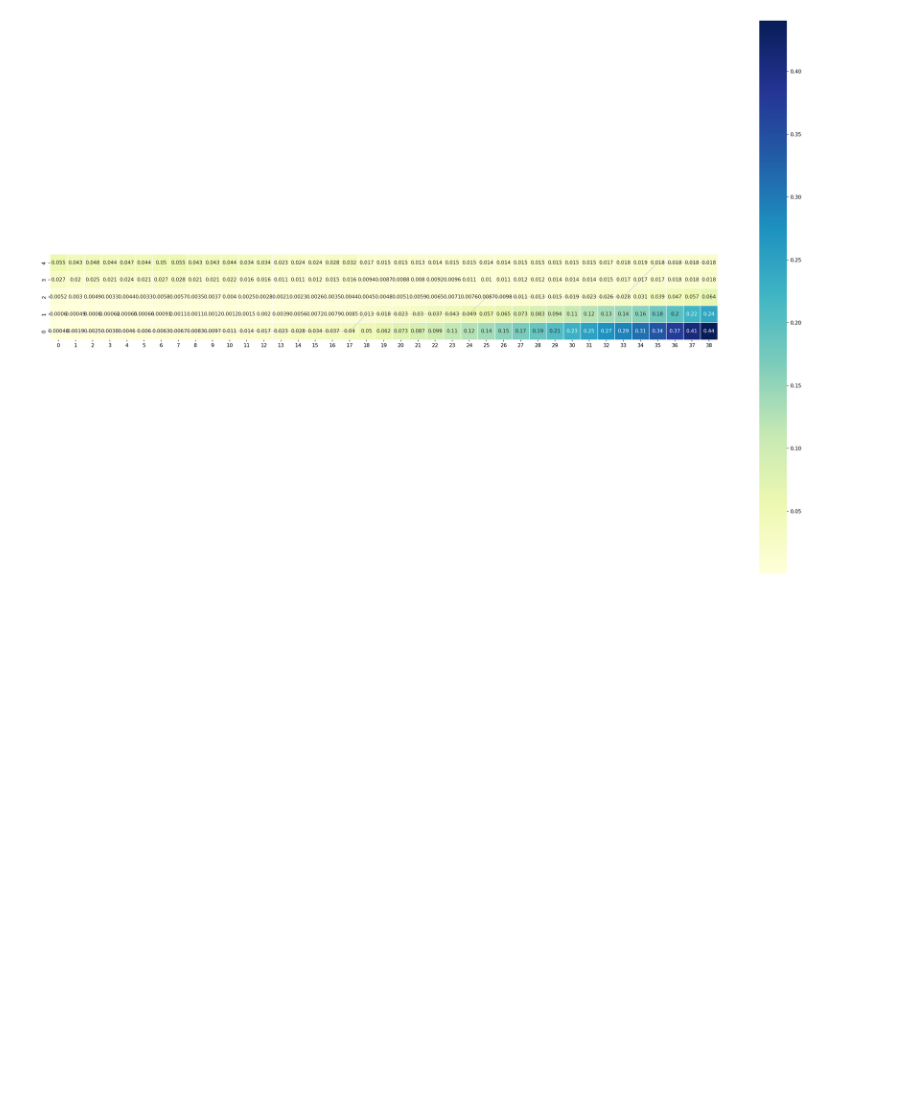
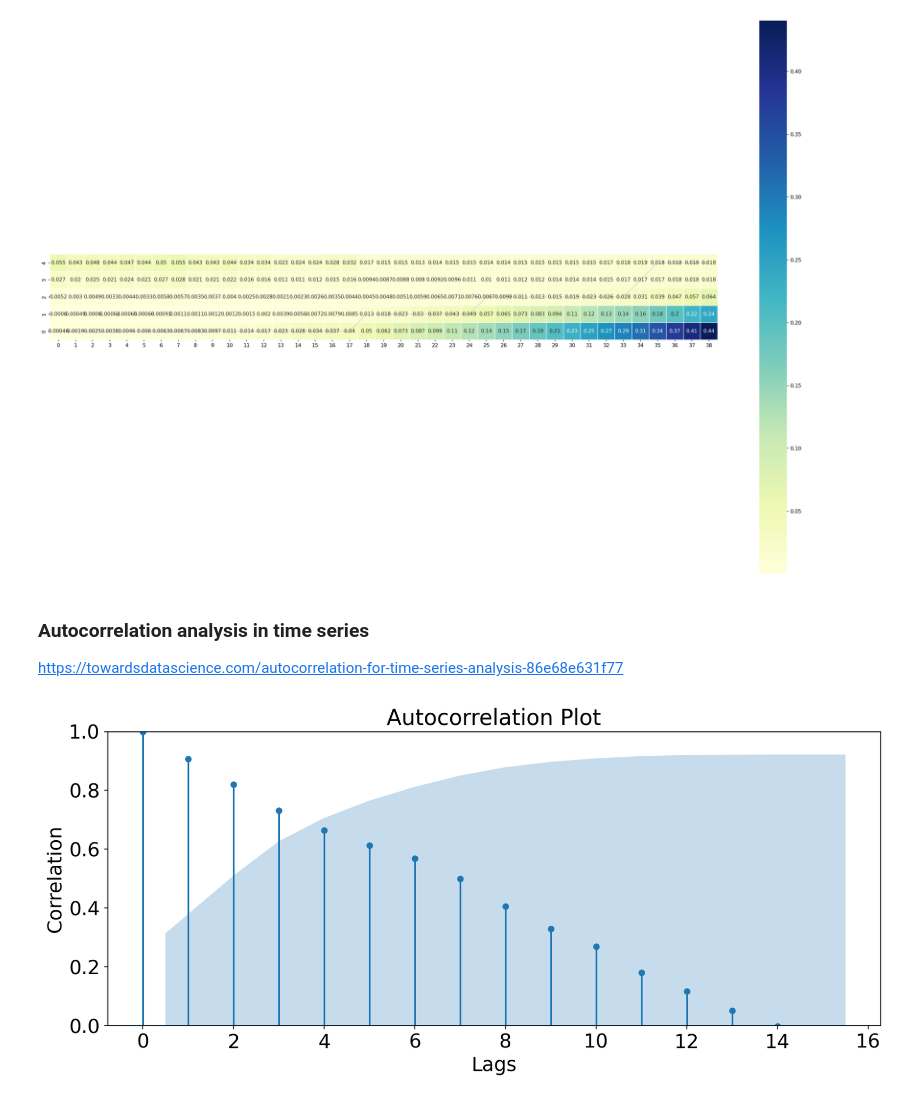
Before and after one commit to vaibhavmehrotraa/microbusiness, a Jupyter notebook: 00Code/TimeSeriesAnalysis.ipynb, the cells around one changed output. Saved outputs shown, nothing was run; the diff lists cells and outputs as text; code cells hidden in the pictures; blank space fills up the shorter version.

Commit message:
Autocorrelation

```diff
--- a/00Code/TimeSeriesAnalysis.ipynb
+++ b/00Code/TimeSeriesAnalysis.ipynb
@@ -492,3 +493,20 @@ print("Warp path: ", warp_path)
 DTW distance:  0.9597300572259053
 Warp path:  [(0, 0), (1, 0), (2, 0), (3, 0), (4, 0), (5, 0), (6, 0), (7, 0), (8, 0), (9, 0), (10, 0), (11, 0), (12, 0), (13, 0), (14, 0), (15, 0), (16, 0), (17, 0), (18, 1), (19, 1), (20, 1), (21, 1), ...
 [figure]
+# %% [markdown]
+### Autocorrelation analysis in time series
+https://towardsdatascience.com/autocorrelation-for-time-series-analysis-86e68e631f77
+# %%
+# Plot autocorrelation
+plt.rc("figure", figsize=(11,5))
+plot_acf(series_mdb, lags=15)
+plt.ylim(0,1)
+plt.xlabel('Lags', fontsize=18)
+plt.ylabel('Correlation', fontsize=18)
+plt.xticks(fontsize=18)
+plt.yticks(fontsize=18)
+plt.title('Autocorrelation Plot', fontsize=20)
+plt.tight_layout()
+plt.show()
+# %% [output]
+[figure, added]
```
Also changed, not shown: parts of 1 cell of this notebook.
